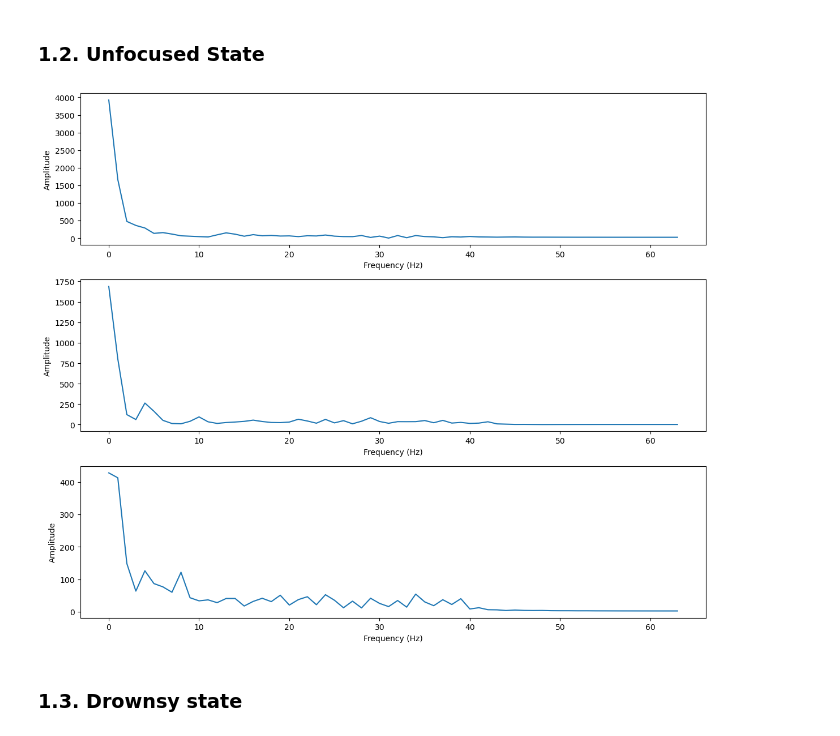
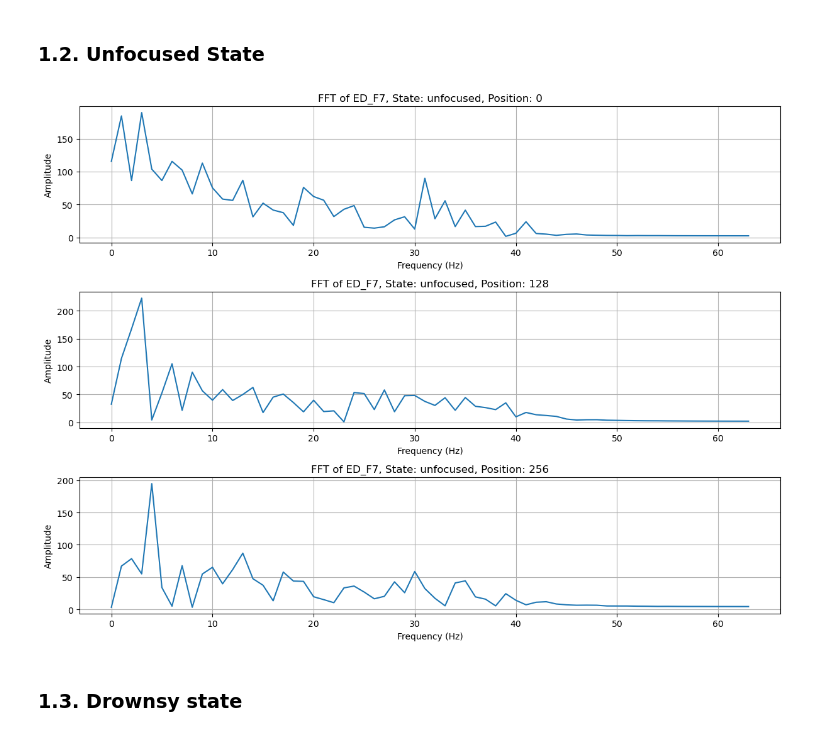
Before and after one commit to letruongzzio/Mental-Attention-States-Classification-Using-EEG-Data, a Jupyter notebook: features_engineering.ipynb, the cells around one changed output. Drawn from its saved outputs; the diff is of its cells as text; code cells hidden in the pictures.

```diff
--- a/features_engineering.ipynb
+++ b/features_engineering.ipynb
@@ -90,9 +116,9 @@ viz_nepochs_state(channel, num_epochs, state='focused')
 ### 1.2. Unfocused State
 # %%
 # Test with channel ED_F7 with 3 epochs, unfocused state
-viz_nepochs_state(channel, num_epochs, state='unfocused')
+viz_nepochs_state(df, channel, num_epochs, state='unfocused')
 # %% [output]
-[figure, old version]
+[figure, new version]
 # %% [markdown]
 ### 1.3. Drownsy state
 # %%
```
Also changed, not shown: parts of 3 cells of this notebook.
